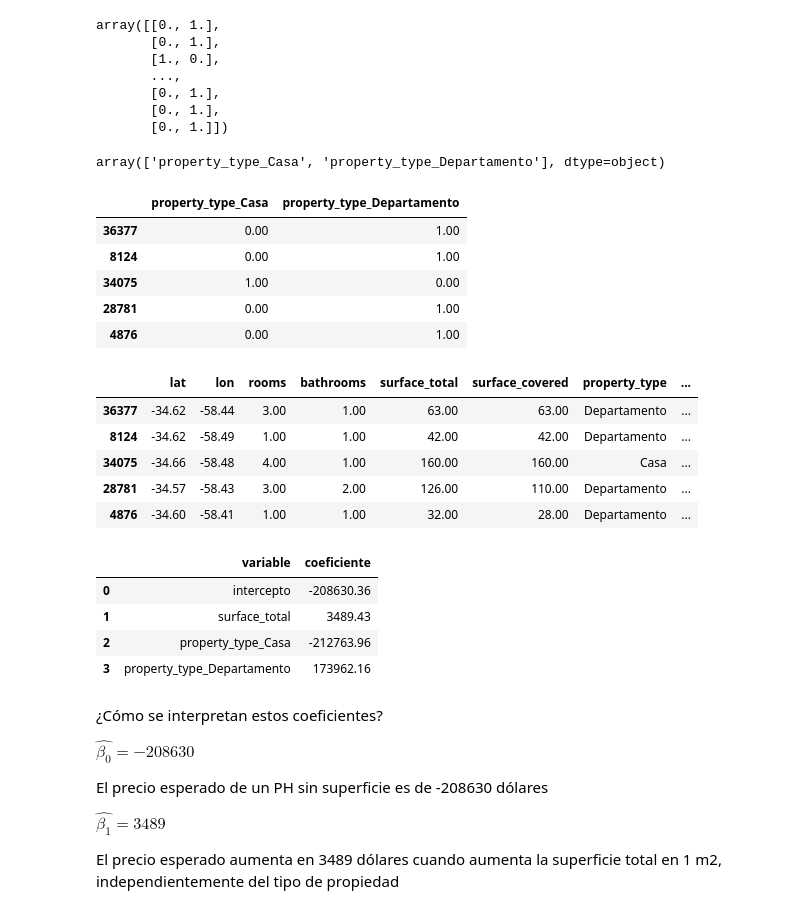
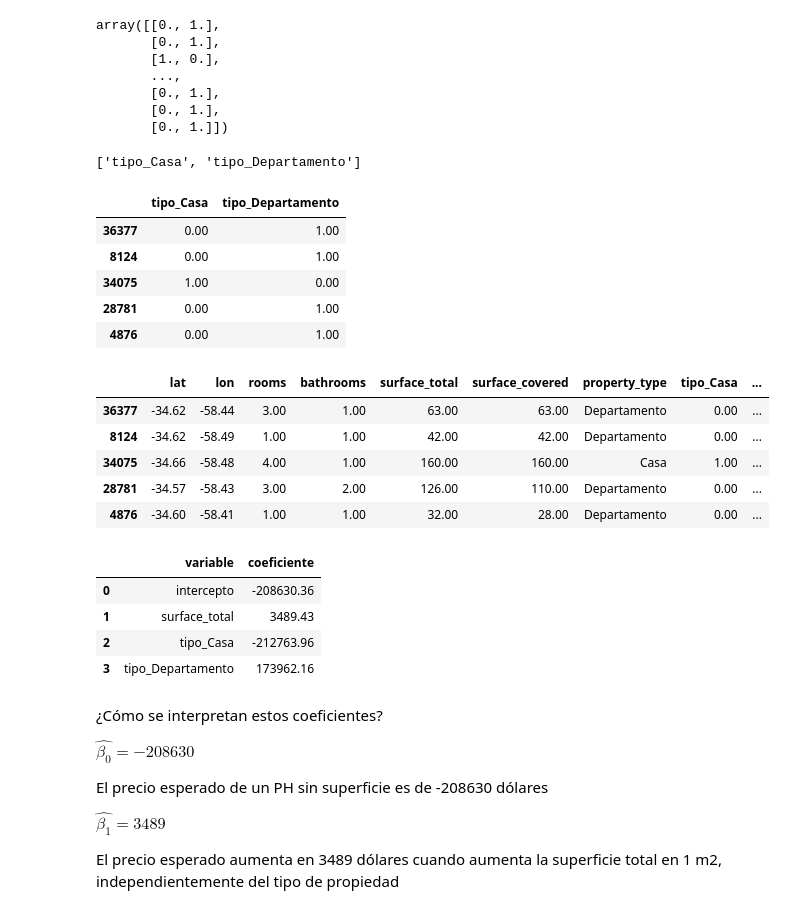
Before and after one commit to Lacanao/machine_learning, a Jupyter notebook: RegresionLinealMultiple.ipynb, the cells around one changed output. Drawn from its saved outputs; the diff is of its cells as text; code cells hidden in the pictures.

```diff
--- a/RegresionLinealMultipleCorregida.ipynb
+++ b/RegresionLinealMultiple.ipynb
@@ -308,4 +308,4 @@ from sklearn.preprocessing import OneHotEncoder
 one_hot_encoder = OneHotEncoder(categories=[['PH', 'Casa', 'Departamento']], drop='first')
 # %%
 # Realizamos el fit con los datos de entrenamiento
-one_hot_encoder = one_hot_encoder.fit(X_train[['property_type']])
+one_hot_encoder.fit(X_train[['property_type']])
@@ -328,16 +330,17 @@ array([[0., 1.],
        [0., 1.]])
 # %%
 # Generamos los nombres de las variables dummies (notemos que tenemos 2 columnas!)
-nombres_dummies = one_hot_encoder.get_feature_names_out()
+nombres_dummies = one_hot_encoder.get_feature_names_out(['property_type'])
+nombres_dummies = [nombre.replace('property_type', 'tipo') for nombre in nombres_dummies]
 nombres_dummies
 # %% [output]
-array(['property_type_Casa', 'property_type_Departamento'], dtype=object)
+['tipo_Casa', 'tipo_Departamento']
 # %%
 # Generamos el dataframe con las variables dummies con las matrices y columnas
 df_dummies = pd.DataFrame(matriz_dummies, columns=nombres_dummies, index=X_train.index)
 df_dummies.head()
 # %% [output]
-|  | property_type_Casa | property_type_Departamento |
+|  | tipo_Casa | tipo_Departamento |
 | 36377 | 0.00 | 1.00 |
 | 8124 | 0.00 | 1.00 |
 | 34075 | 1.00 | 0.00 |
@@ -348,33 +351,33 @@ df_dummies.head()
 X_train = X_train.join(df_dummies)
 X_train.head()
 # %% [output]
-|  | lat | lon | rooms | bathrooms | surface_total | surface_covered | property_type | ... |
-| 36377 | -34.62 | -58.44 | 3.00 | 1.00 | 63.00 | 63.00 | Departamento | ... |
-| 8124 | -34.62 | -58.49 | 1.00 | 1.00 | 42.00 | 42.00 | Departamento | ... |
-| 34075 | -34.66 | -58.48 | 4.00 | 1.00 | 160.00 | 160.00 | Casa | ... |
-| 28781 | -34.57 | -58.43 | 3.00 | 2.00 | 126.00 | 110.00 | Departamento | ... |
-| 4876 | -34.60 | -58.41 | 1.00 | 1.00 | 32.00 | 28.00 | Departamento | ... |
+|  | lat | lon | rooms | bathrooms | surface_total | surface_covered | property_type | tipo_Casa | ... |
+| 36377 | -34.62 | -58.44 | 3.00 | 1.00 | 63.00 | 63.00 | Departamento | 0.00 | ... |
+| 8124 | -34.62 | -58.49 | 1.00 | 1.00 | 42.00 | 42.00 | Departamento | 0.00 | ... |
+| 34075 | -34.66 | -58.48 | 4.00 | 1.00 | 160.00 | 160.00 | Casa | 1.00 | ... |
+| 28781 | -34.57 | -58.43 | 3.00 | 2.00 | 126.00 | 110.00 | Departamento | 0.00 | ... |
+| 4876 | -34.60 | -58.41 | 1.00 | 1.00 | 32.00 | 28.00 | Departamento | 0.00 | ... |
 # %%
 # Definimos las variables exogenas (predictores)
-variables_exogenas = ['surface_total', 'property_type_Casa', 'property_type_Departamento']
+variables_exogenas = ['surface_total', 'tipo_Casa', 'tipo_Departamento']
 
 # Construimos la matriz de X
 X_train_modelo_sup_propiedad = X_train[variables_exogenas]
 
 # Definimos una instancia del modelo lineal con scikit learn
 modelo_lineal_sup_propiedad = LinearRegression(fit_intercept=True)
 
 # Realizamos el proceso de estimación
 modelo_lineal_sup_propiedad.fit(X_train_modelo_sup_propiedad, y_train)
 
 coeficientes_modelo_sup_propiedad = obtener_coeficientes(modelo_lineal_sup_propiedad, variables_exogenas)
 coeficientes_modelo_sup_propiedad
 # %% [output]
 |  | variable | coeficiente |
 | 0 | intercepto | -208630.36 |
 | 1 | surface_total | 3489.43 |
-| 2 | property_type_Casa | -212763.96 |
-| 3 | property_type_Departamento | 173962.16 |
+| 2 | tipo_Casa | -212763.96 |
+| 3 | tipo_Departamento | 173962.16 |
 # %% [markdown]
 ¿Cómo se interpretan estos coeficientes?
 
```
Also changed, not shown: parts of 8 cells of this notebook, 1 other file.
